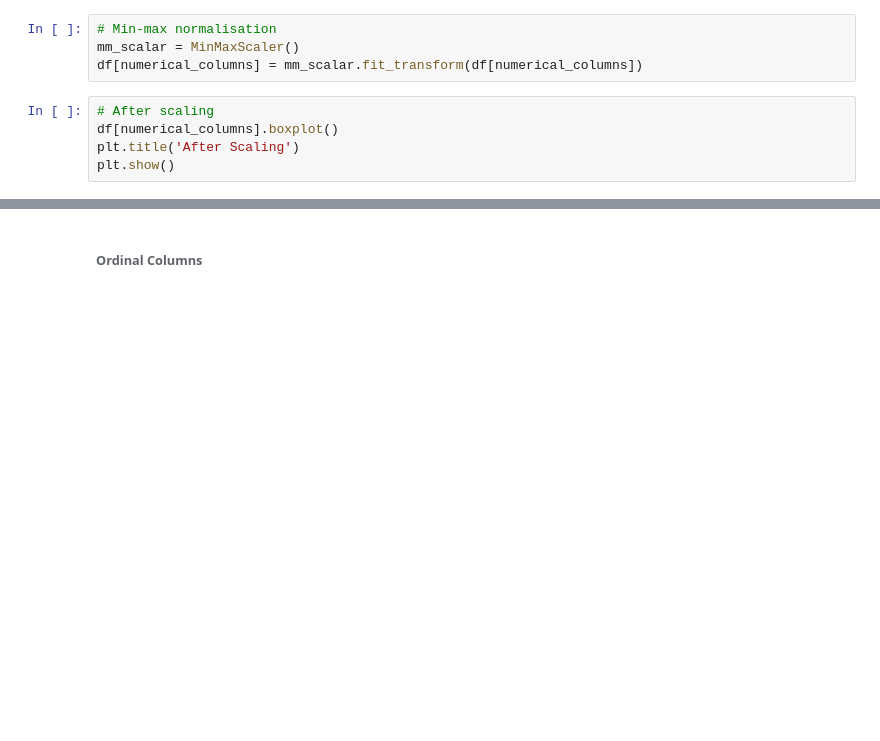
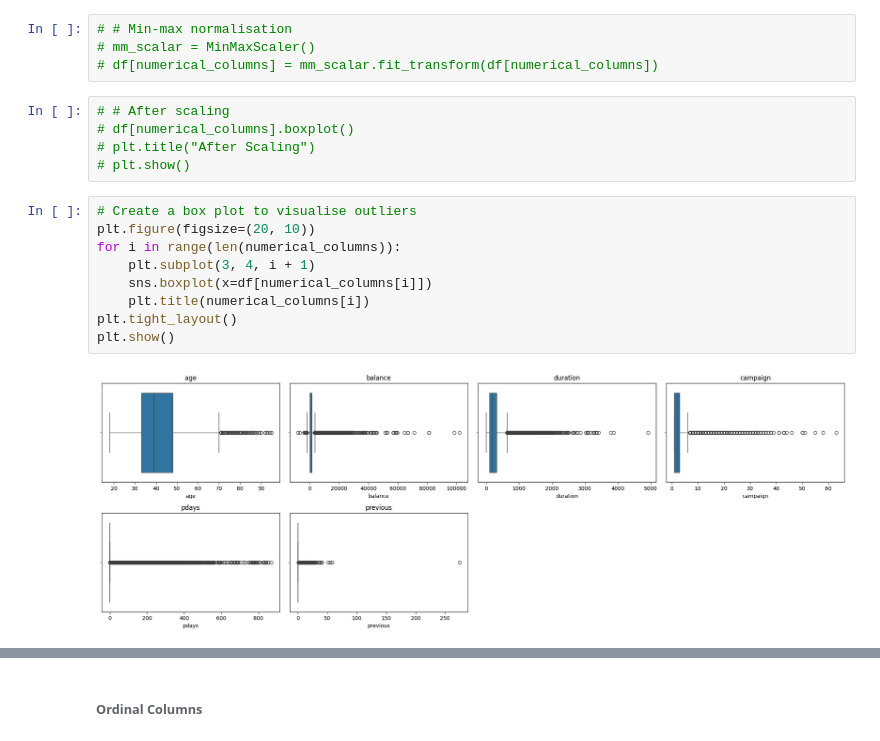
Before and after one commit to jmanwillz/ACML-Project, a Jupyter notebook: ann/data-preprocessing.ipynb, the cells around one changed output, grey strips where cells are left out. Saved outputs shown, nothing was run; the diff lists cells and outputs as text; blank space fills up the shorter version.

Commit message:
Implement outlier treatment

```diff
--- a/ann/data-preprocessing.ipynb
+++ b/ann/data-preprocessing.ipynb
@@ -152,9 +349,20 @@ plt.show()
 # %%
-# Min-max normalisation
-mm_scalar = MinMaxScaler()
-df[numerical_columns] = mm_scalar.fit_transform(df[numerical_columns])
+# # Min-max normalisation
+# mm_scalar = MinMaxScaler()
+# df[numerical_columns] = mm_scalar.fit_transform(df[numerical_columns])
 # %%
-# After scaling
-df[numerical_columns].boxplot()
-plt.title('After Scaling')
-plt.show()
+# # After scaling
+# df[numerical_columns].boxplot()
+# plt.title("After Scaling")
+# plt.show()
+# %%
+# Create a box plot to visualise outliers
+plt.figure(figsize=(20, 10))
+for i in range(len(numerical_columns)):
+    plt.subplot(3, 4, i + 1)
+    sns.boxplot(x=df[numerical_columns[i]])
+    plt.title(numerical_columns[i])
+plt.tight_layout()
+plt.show()
+# %% [output]
+[figure, added]
```
Also changed, not shown: parts of 56 cells of this notebook.
